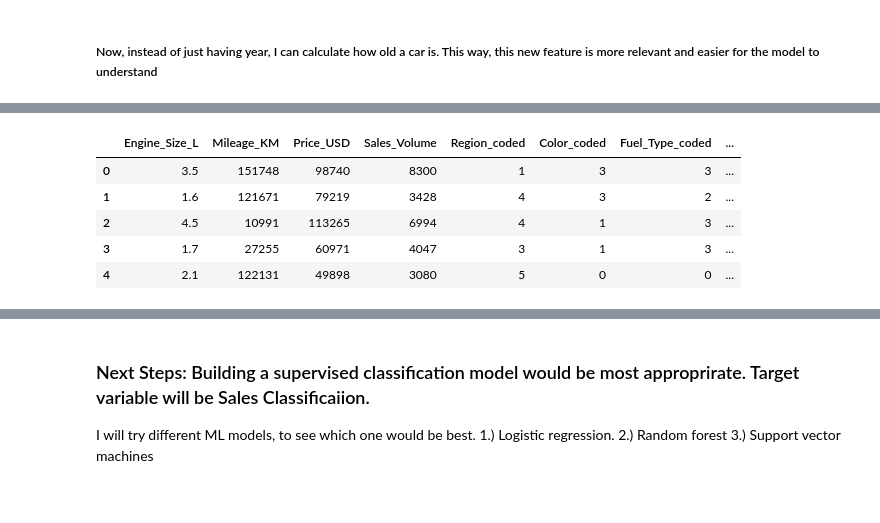
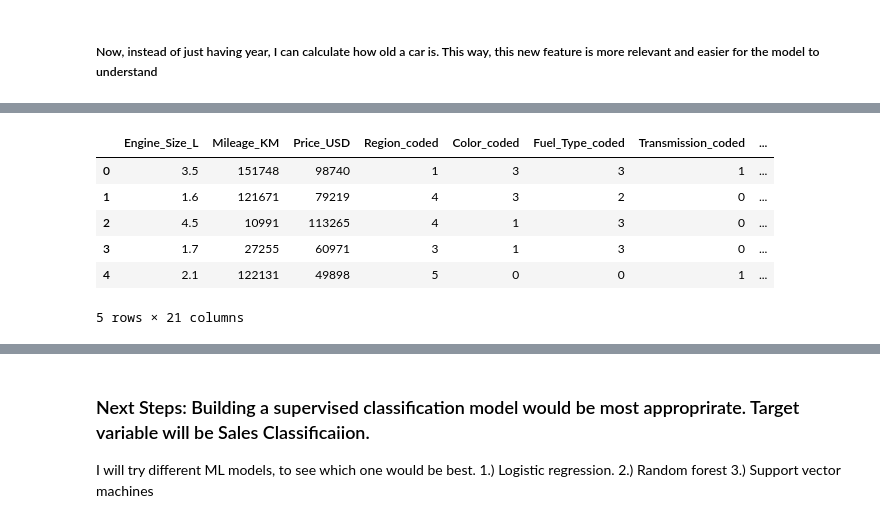
Before and after one commit to VithushanE/BMWWorldWideSales, a Jupyter notebook: BMWSales.ipynb, the cells around one changed output, grey strips where cells are left out. Cells and saved outputs as stored; diff of their text form; code cells hidden in the pictures.

```diff
--- a/BMWSales.ipynb
+++ b/BMWSales.ipynb
@@ -404,14 +399,17 @@ data2.head()
 # %%
 data_clean = data2.copy()
-data_clean.drop(['Model','Year','Region','Color','Fuel_Type','Transmission', 'Sales_Classification'],axis=1, inplace=True)
+
+# I'm dropping Sales Volume, because it appears to be a feature that caused the model to be too perfect
+data_clean.drop(['Model','Year','Region','Color','Fuel_Type','Transmission', 'Sales_Classification', 'Sales_Volume'],axis=1, inplace=True)
 data_clean.head()
 # %% [output]
-|  | Engine_Size_L | Mileage_KM | Price_USD | Sales_Volume | Region_coded | Color_coded | Fuel_Type_coded | ... |
-| 0 | 3.5 | 151748 | 98740 | 8300 | 1 | 3 | 3 | ... |
-| 1 | 1.6 | 121671 | 79219 | 3428 | 4 | 3 | 2 | ... |
-| 2 | 4.5 | 10991 | 113265 | 6994 | 4 | 1 | 3 | ... |
-| 3 | 1.7 | 27255 | 60971 | 4047 | 3 | 1 | 3 | ... |
-| 4 | 2.1 | 122131 | 49898 | 3080 | 5 | 0 | 0 | ... |
+|  | Engine_Size_L | Mileage_KM | Price_USD | Region_coded | Color_coded | Fuel_Type_coded | Transmission_coded | ... |
+| 0 | 3.5 | 151748 | 98740 | 1 | 3 | 3 | 1 | ... |
+| 1 | 1.6 | 121671 | 79219 | 4 | 3 | 2 | 0 | ... |
+| 2 | 4.5 | 10991 | 113265 | 4 | 1 | 3 | 0 | ... |
+| 3 | 1.7 | 27255 | 60971 | 3 | 1 | 3 | 0 | ... |
+| 4 | 2.1 | 122131 | 49898 | 5 | 0 | 0 | 1 | ... |
+5 rows × 21 columns
 # %%
 # Checking to see if all data types is in ML format
 data_clean.dtypes
```
Also changed, not shown: parts of 5 cells of this notebook, 1 other file.
